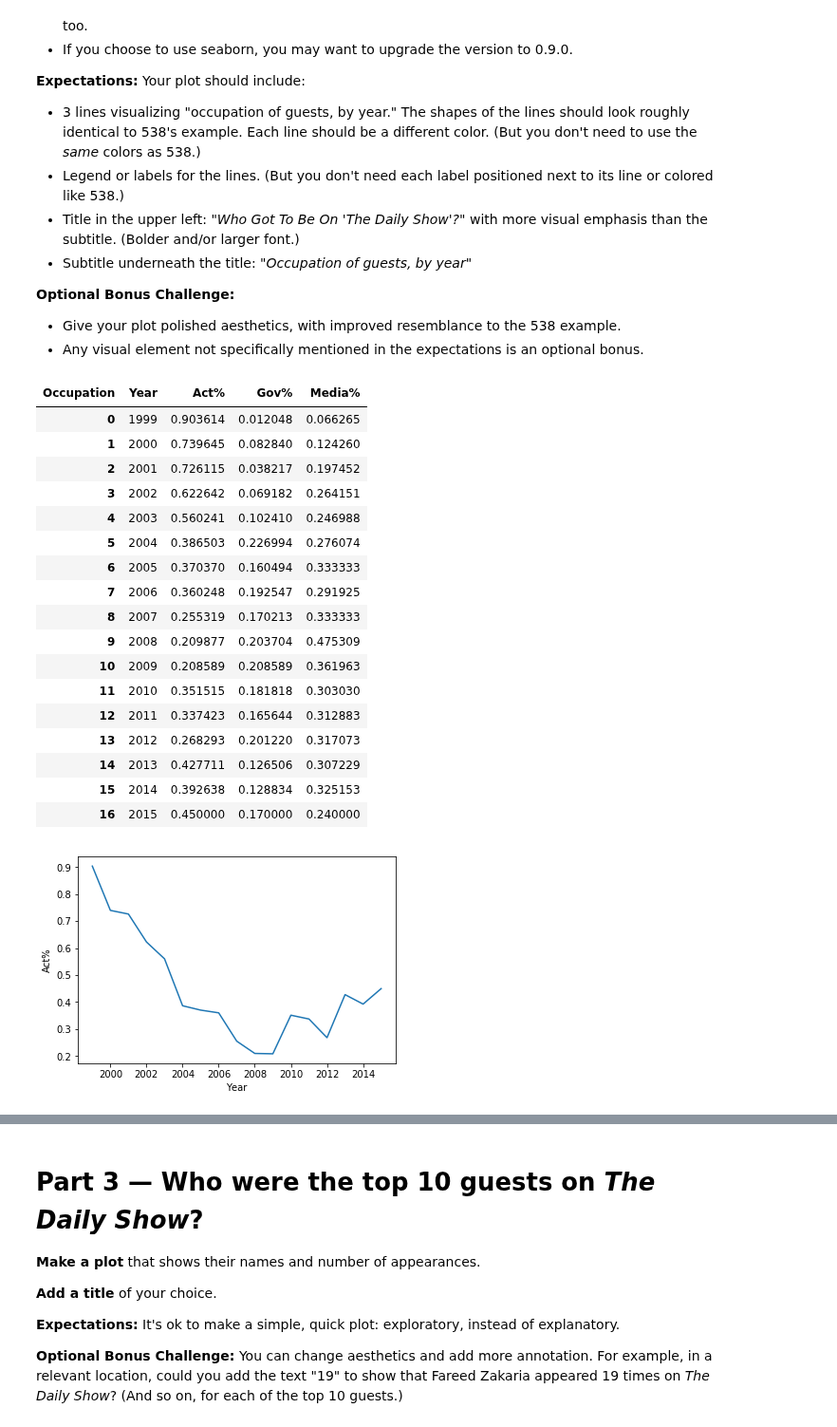
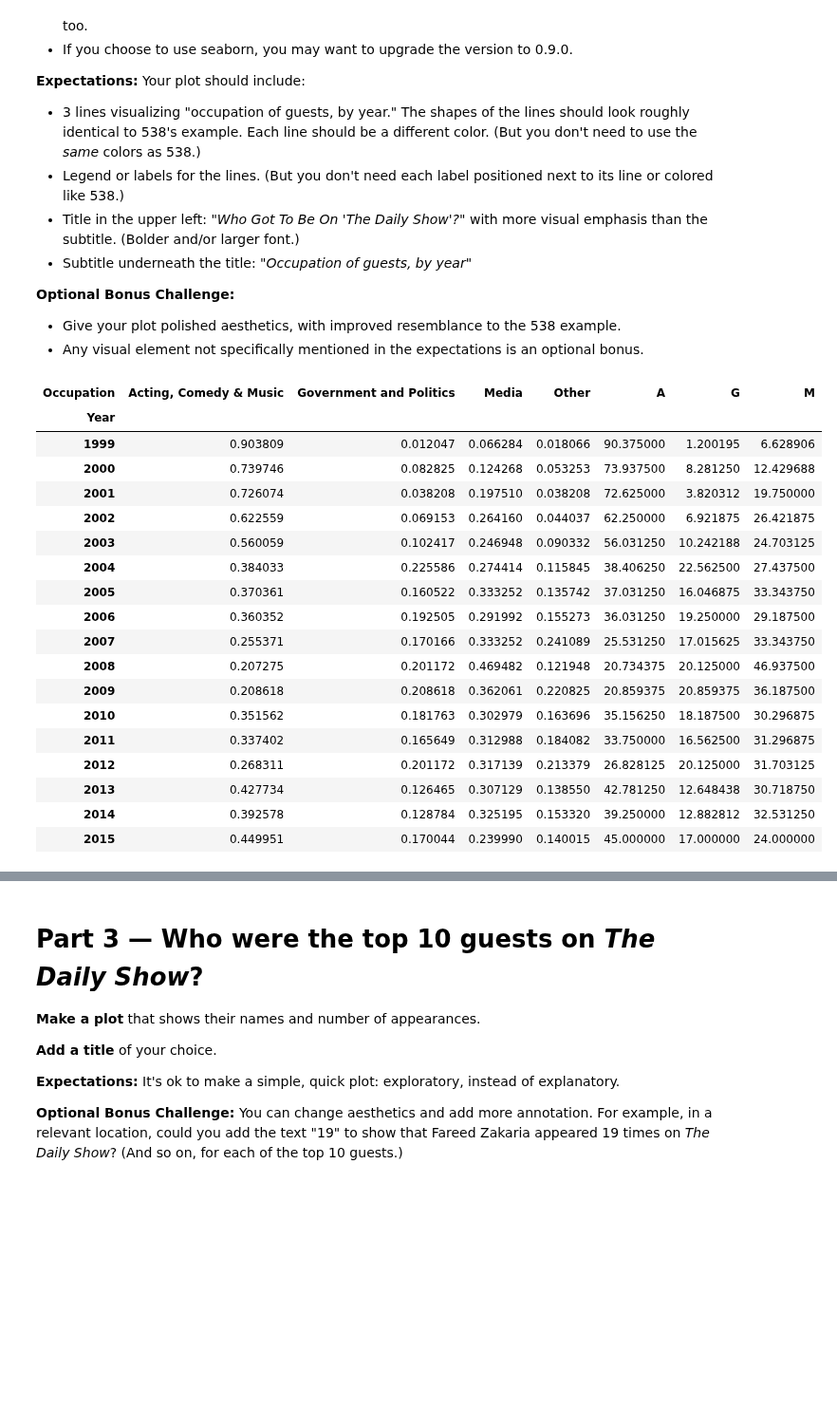
Before and after one commit to bloominstituteoftechnology/DS-Unit-1-Sprint-3-Data-Storytelling, a Jupyter notebook: Lily_Su_DS3_Unit_1_Sprint_Challenge_3_Data_Storytelling.ipynb, the cells around one changed output, grey strips where cells are left out. Shown at 95% size. Saved outputs shown, nothing was run; the diff lists cells and outputs as text; code cells hidden in the pictures; blank space fills up the shorter version.

```diff
--- a/Lily_Su_DS3_Unit_1_Sprint_Challenge_3_Data_Storytelling.ipynb
+++ b/Lily_Su_DS3_Unit_1_Sprint_Challenge_3_Data_Storytelling.ipynb
@@ -412,21 +99,0 @@ for_graphing = Occupation_by_year.drop(columns=['Acting, Comedy & Music', 'Gover
-# %%
-for_graphing
-# %% [output]
-| Occupation | Year | Act% | Gov% | Media% |
-| 0 | 1999 | 0.903614 | 0.012048 | 0.066265 |
-| 1 | 2000 | 0.739645 | 0.082840 | 0.124260 |
-| 2 | 2001 | 0.726115 | 0.038217 | 0.197452 |
-| 3 | 2002 | 0.622642 | 0.069182 | 0.264151 |
-| 4 | 2003 | 0.560241 | 0.102410 | 0.246988 |
-| 5 | 2004 | 0.386503 | 0.226994 | 0.276074 |
-| 6 | 2005 | 0.370370 | 0.160494 | 0.333333 |
-| 7 | 2006 | 0.360248 | 0.192547 | 0.291925 |
-| 8 | 2007 | 0.255319 | 0.170213 | 0.333333 |
-| 9 | 2008 | 0.209877 | 0.203704 | 0.475309 |
-| 10 | 2009 | 0.208589 | 0.208589 | 0.361963 |
-| 11 | 2010 | 0.351515 | 0.181818 | 0.303030 |
-| 12 | 2011 | 0.337423 | 0.165644 | 0.312883 |
-| 13 | 2012 | 0.268293 | 0.201220 | 0.317073 |
-| 14 | 2013 | 0.427711 | 0.126506 | 0.307229 |
-| 15 | 2014 | 0.392638 | 0.128834 | 0.325153 |
-| 16 | 2015 | 0.450000 | 0.170000 | 0.240000 |
@@ -435,9 +100,28 @@ for_graphing = for_graphing.drop([17])
-# %%
-import matplotlib.pyplot as plt
-acting = for_graphing
-# ax = sns.lineplot(x='Year', y='Acting, Comedy & Music', data = acting)
-ax = sns.lineplot(x='Year', y='Act%', data = for_graphing)
-# %% [output]
-[figure, removed]
+# %%
+O_by_yr['A'] =  pd.Series(["{0:.2f}".format(val * 100) for val in O_by_yr['Acting, Comedy & Music']], index = O_by_yr.index)
+O_by_yr['G'] =  pd.Series(["{0:.2f}".format(val * 100) for val in O_by_yr['Government and Politics']], index = O_by_yr.index)
+O_by_yr['M'] =  pd.Series(["{0:.2f}".format(val * 100) for val in O_by_yr['Media']], index = O_by_yr.index)
+O_by_yr = O_by_yr.astype(np.float16)
+O_by_yr
+# %% [output]
+| Occupation | Acting, Comedy & Music | Government and Politics | Media | Other | A | G | M |
+| Year |  |  |  |  |  |  |  |
+| 1999 | 0.903809 | 0.012047 | 0.066284 | 0.018066 | 90.375000 | 1.200195 | 6.628906 |
+| 2000 | 0.739746 | 0.082825 | 0.124268 | 0.053253 | 73.937500 | 8.281250 | 12.429688 |
+| 2001 | 0.726074 | 0.038208 | 0.197510 | 0.038208 | 72.625000 | 3.820312 | 19.750000 |
+| 2002 | 0.622559 | 0.069153 | 0.264160 | 0.044037 | 62.250000 | 6.921875 | 26.421875 |
+| 2003 | 0.560059 | 0.102417 | 0.246948 | 0.090332 | 56.031250 | 10.242188 | 24.703125 |
+| 2004 | 0.384033 | 0.225586 | 0.274414 | 0.115845 | 38.406250 | 22.562500 | 27.437500 |
+| 2005 | 0.370361 | 0.160522 | 0.333252 | 0.135742 | 37.031250 | 16.046875 | 33.343750 |
+| 2006 | 0.360352 | 0.192505 | 0.291992 | 0.155273 | 36.031250 | 19.250000 | 29.187500 |
+| 2007 | 0.255371 | 0.170166 | 0.333252 | 0.241089 | 25.531250 | 17.015625 | 33.343750 |
+| 2008 | 0.207275 | 0.201172 | 0.469482 | 0.121948 | 20.734375 | 20.125000 | 46.937500 |
+| 2009 | 0.208618 | 0.208618 | 0.362061 | 0.220825 | 20.859375 | 20.859375 | 36.187500 |
+| 2010 | 0.351562 | 0.181763 | 0.302979 | 0.163696 | 35.156250 | 18.187500 | 30.296875 |
+| 2011 | 0.337402 | 0.165649 | 0.312988 | 0.184082 | 33.750000 | 16.562500 | 31.296875 |
+| 2012 | 0.268311 | 0.201172 | 0.317139 | 0.213379 | 26.828125 | 20.125000 | 31.703125 |
+| 2013 | 0.427734 | 0.126465 | 0.307129 | 0.138550 | 42.781250 | 12.648438 | 30.718750 |
+| 2014 | 0.392578 | 0.128784 | 0.325195 | 0.153320 | 39.250000 | 12.882812 | 32.531250 |
+| 2015 | 0.449951 | 0.170044 | 0.239990 | 0.140015 | 45.000000 | 17.000000 | 24.000000 |
 # %%
 import matplotlib.pyplot as plt
```
Also changed, not shown: parts of 39 cells of this notebook.
